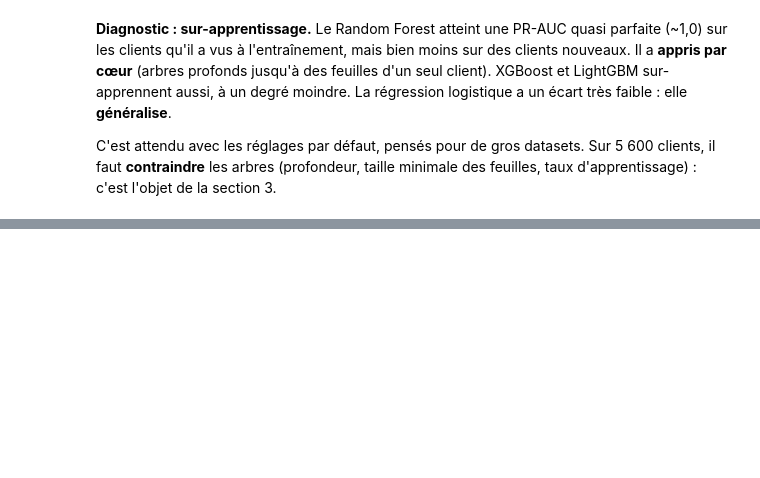
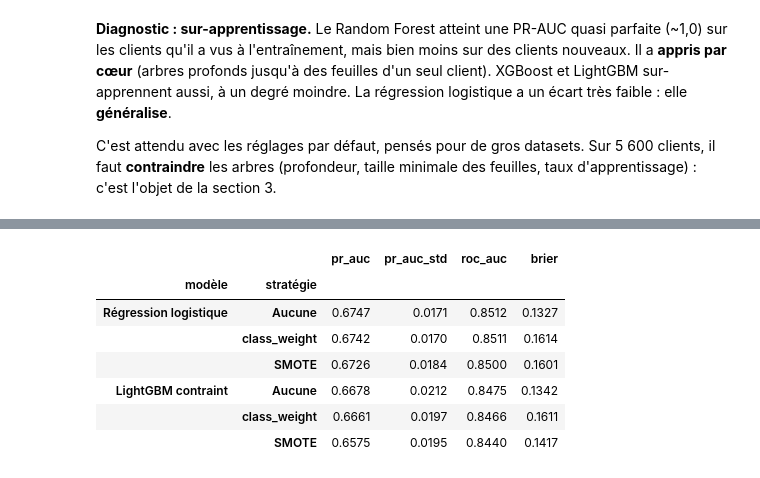
Before and after one commit to cheikhahmedtidiane/projet_churn_clients, a Jupyter notebook: notebooks/05_modelisation.ipynb, the cells around one changed output, grey strips where cells are left out. Saved outputs shown, nothing was run; the diff lists cells and outputs as text; code cells hidden in the pictures; blank space fills up the shorter version.

```diff
--- a/notebooks/05_modelisation.ipynb
+++ b/notebooks/05_modelisation.ipynb
@@ -117,0 +126,33 @@ C'est attendu avec les réglages par défaut, pensés pour de gros datasets. Sur
+# %%
+from imblearn.over_sampling import SMOTE
+from imblearn.pipeline import Pipeline as ImbPipeline
+
+def with_smote(model):
+    """Insère SMOTE entre le prétraitement et le modèle (appliqué uniquement aux plis d'entraînement)."""
+    base = build_pipeline(model)
+    return ImbPipeline(base.steps[:-1] + [("smote", SMOTE(random_state=RANDOM_STATE)), ("model", model)])
+
+lgbm_params = dict(n_estimators=300, learning_rate=0.03, num_leaves=8, random_state=RANDOM_STATE, verbose=-1, n_jobs=1)
+strategies = {
+    ("Régression logistique", "Aucune"): build_pipeline(LogisticRegression(max_iter=2000)),
+    ("Régression logistique", "class_weight"): build_pipeline(LogisticRegression(max_iter=2000, class_weight="balanced")),
+    ("Régression logistique", "SMOTE"): with_smote(LogisticRegression(max_iter=2000)),
+    ("LightGBM contraint", "Aucune"): build_pipeline(LGBMClassifier(**lgbm_params)),
+    ("LightGBM contraint", "class_weight"): build_pipeline(LGBMClassifier(**lgbm_params, class_weight="balanced")),
+    ("LightGBM contraint", "SMOTE"): with_smote(LGBMClassifier(**lgbm_params)),
+}
+imbalance = pd.DataFrame([
+    {"modèle": m, "stratégie": s, **{k: v for k, v in evaluate_cv(est, X_train, y_train, cv=cv).items()
+                                     if not k.endswith("_folds")}}
+    for (m, s), est in strategies.items()
+]).set_index(["modèle", "stratégie"])
+imbalance[["pr_auc", "pr_auc_std", "roc_auc", "brier"]].style.format("{:.4f}")
+# %% [output]
+|  |  | pr_auc | pr_auc_std | roc_auc | brier |
+| modèle | stratégie |  |  |  |  |
+| Régression logistique | Aucune | 0.6747 | 0.0171 | 0.8512 | 0.1327 |
+|  | class_weight | 0.6742 | 0.0170 | 0.8511 | 0.1614 |
+|  | SMOTE | 0.6726 | 0.0184 | 0.8500 | 0.1601 |
+| LightGBM contraint | Aucune | 0.6678 | 0.0212 | 0.8475 | 0.1342 |
+|  | class_weight | 0.6661 | 0.0197 | 0.8466 | 0.1611 |
+|  | SMOTE | 0.6575 | 0.0195 | 0.8440 | 0.1417 |
```
Also changed, not shown: parts of 5 cells of this notebook, 2 other files.
